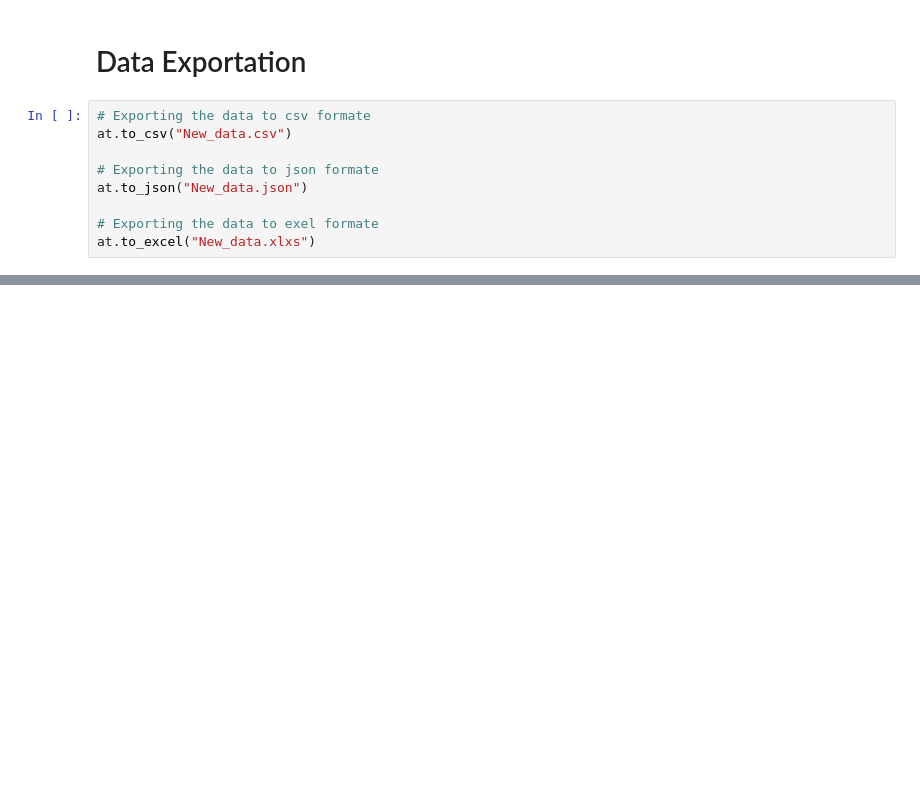
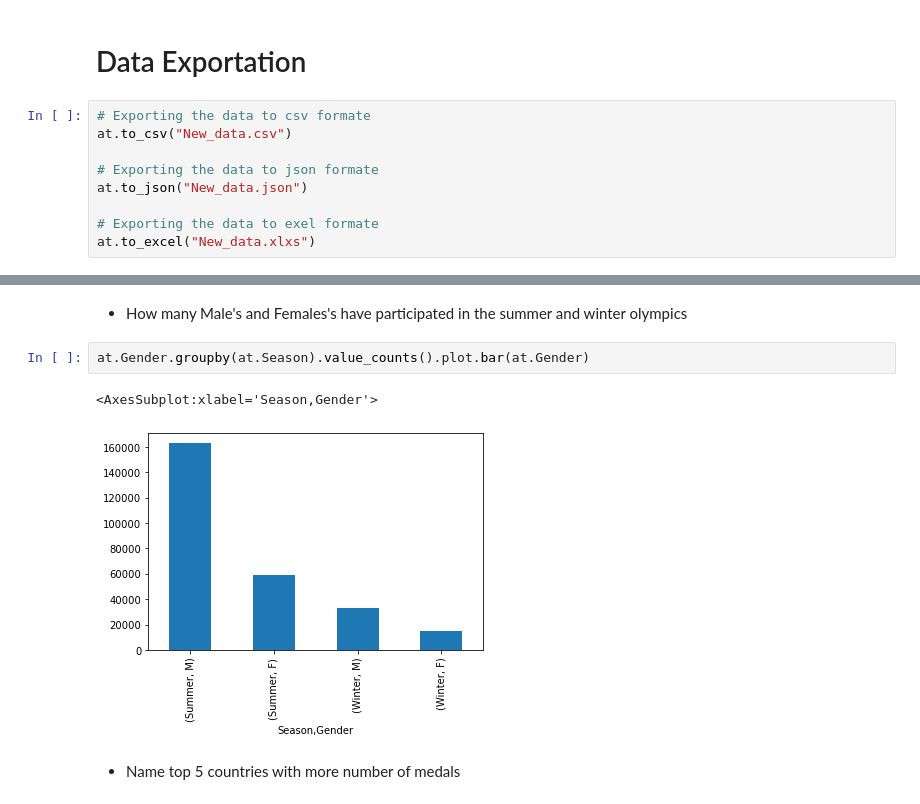
Before and after one commit to Naveen-Karanamu/Olympics-Data-Analytics, a Jupyter notebook: main.ipynb, the cells around one changed output, grey strips where cells are left out. Cells and saved outputs as stored; diff of their text form; blank space fills up the shorter version.

```diff
--- a/main.ipynb
+++ b/main.ipynb
@@ -382,0 +409,9 @@ at.to_excel("New_data.xlxs")
+# %% [markdown]
+* How many Male's and Females's have participated in the summer and winter olympics
+# %%
+at.Gender.groupby(at.Season).value_counts().plot.bar(at.Gender)
+# %% [output]
+<AxesSubplot:xlabel='Season,Gender'>
+[figure, added]
+# %% [markdown]
+* Name top 5 countries with more number of medals
```
Also changed, not shown: parts of 9 cells of this notebook, 1 other file.
